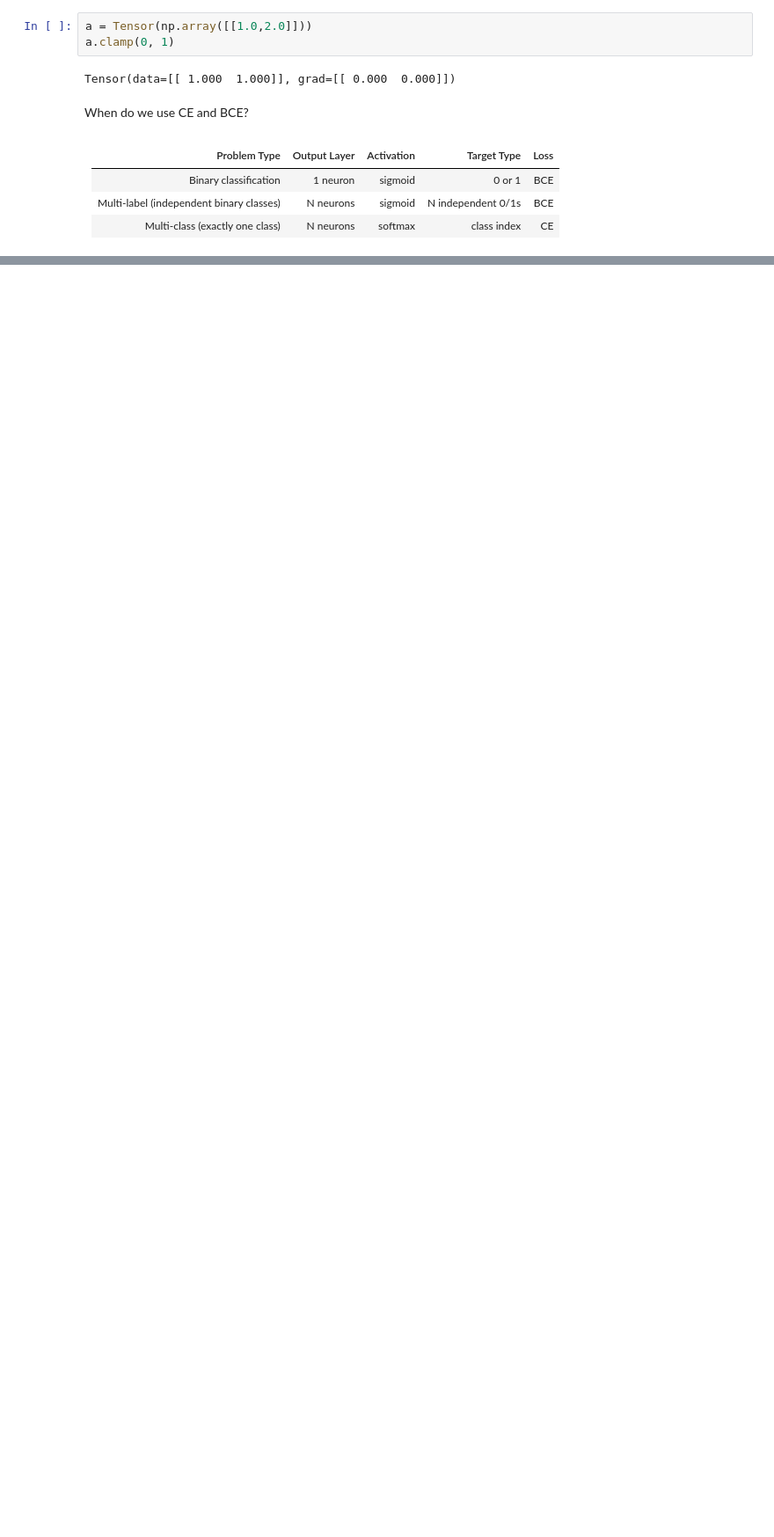
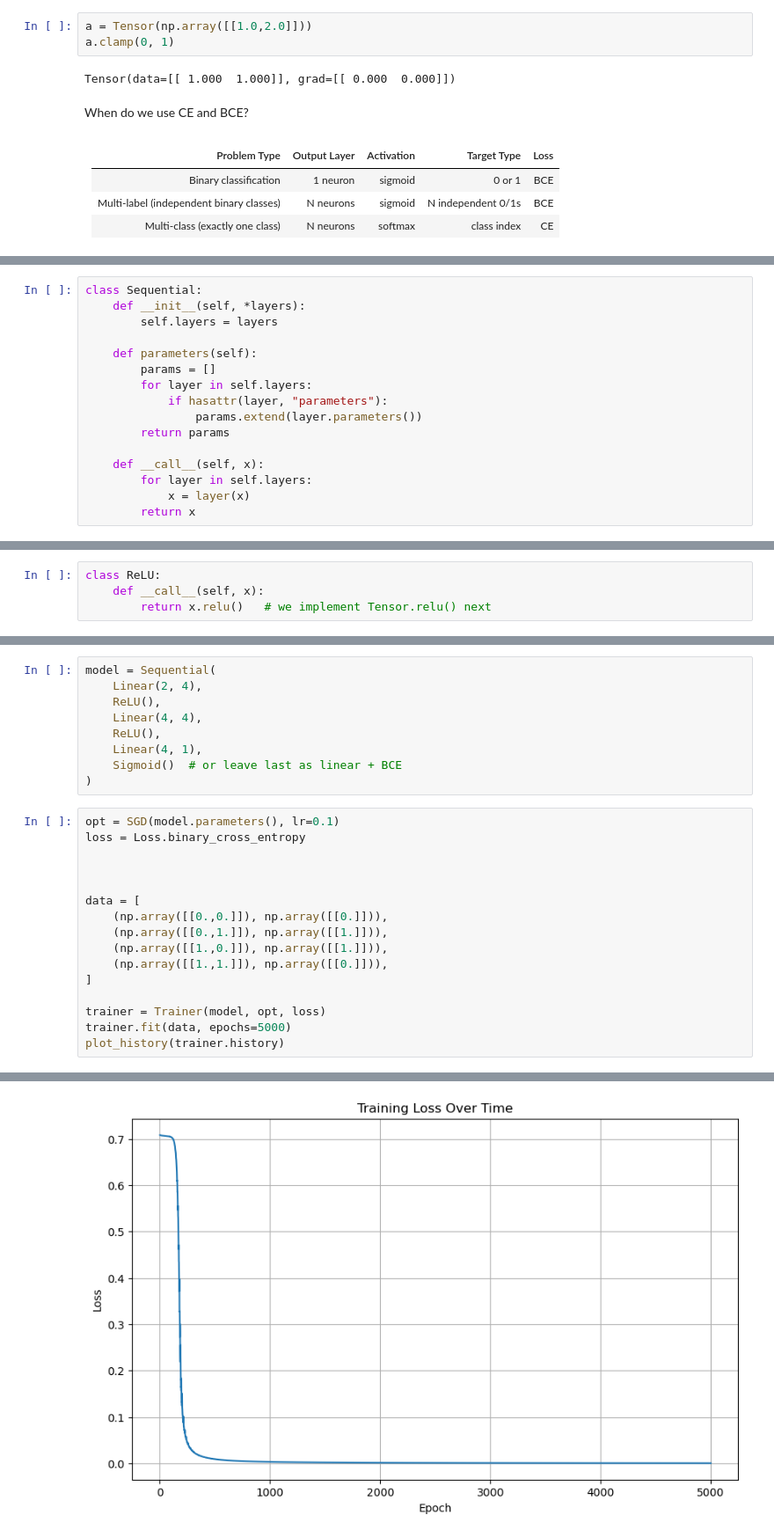
Before and after one commit to teknasd/scratch, a Jupyter notebook: basics.ipynb, the cells around one changed output, grey strips where cells are left out. Shown at 88% size. Saved outputs shown, nothing was run; the diff lists cells and outputs as text; blank space fills up the shorter version.

```diff
--- a/basics.ipynb
+++ b/basics.ipynb
@@ -4871,0 +4874,16 @@ When do we use CE and BCE?
+# %%
+class Sequential:
+    def __init__(self, *layers):
+        self.layers = layers
+
+    def parameters(self):
+        params = []
+        for layer in self.layers:
+            if hasattr(layer, "parameters"):
+                params.extend(layer.parameters())
+        return params
+
+    def __call__(self, x):
+        for layer in self.layers:
+            x = layer(x)
+        return x
@@ -4871,0 +4892,4 @@ When do we use CE and BCE?
+# %%
+class ReLU:
+    def __call__(self, x):
+        return x.relu()   # we implement Tensor.relu() next
@@ -4871,0 +5264,26 @@ When do we use CE and BCE?
+# %%
+model = Sequential(
+    Linear(2, 4),
+    ReLU(),
+    Linear(4, 4),
+    ReLU(),
+    Linear(4, 1),
+    Sigmoid()  # or leave last as linear + BCE
+)
+# %%
+opt = SGD(model.parameters(), lr=0.1)
+loss = Loss.binary_cross_entropy
+
+
+
+data = [
+    (np.array([[0.,0.]]), np.array([[0.]])),
+    (np.array([[0.,1.]]), np.array([[1.]])),
+    (np.array([[1.,0.]]), np.array([[1.]])),
+    (np.array([[1.,1.]]), np.array([[0.]])),
+]
+
+trainer = Trainer(model, opt, loss)
+trainer.fit(data, epochs=5000)
+plot_history(trainer.history)
+# %% [output]
@@ -4871,0 +5307 @@ When do we use CE and BCE?
+[figure, added]
```
Also changed, not shown: parts of 7 cells of this notebook.
